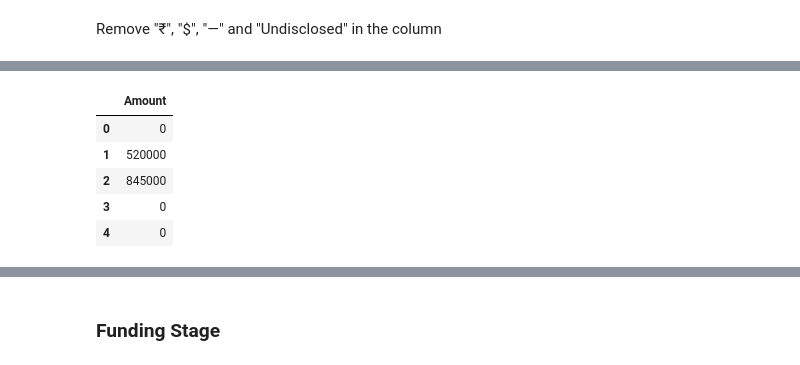
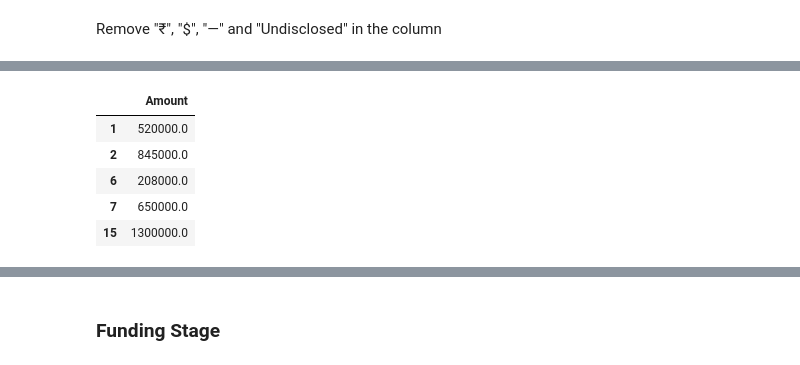
Before and after one commit to Kwamena-A-Yamoah/Indian-Start-up-Funding-Analysis, a Jupyter notebook: Notebooks/Indian_start-up_analysis.ipynb, the cells around one changed output, grey strips where cells are left out. Saved outputs shown, nothing was run; the diff lists cells and outputs as text; code cells hidden in the pictures.

```diff
--- a/Notebooks/Indian_start-up_analysis.ipynb
+++ b/Notebooks/Indian_start-up_analysis.ipynb
@@ -389,7 +447,7 @@ import re
 
 # Function to categorize the industries into major ones
 def sector_redistribution(Industry):
-    if re.search(r'bank|fintech|finance|crypto|account|credit|venture|crowd|blockchain|microfinance|lending|wealth|insurance|mutual fund|funding|invest|neo-bank|online financial service|escrow', Industry, re.IGNORECASE):
+    if re.search(r'bank|fintech|finance|mobile payments|crypto|account|credit|venture|crowd|blockchain|microfinance|lending|wealth|insurance|mutual fund|funding|invest|neo-bank|online financial service|escrow|Financial Service', Industry, re.IGNORECASE):
         return 'Finance and FinTech'
     elif re.search(r'e-?commerce|retail|marketplace|e-store|e-tail|e-tailer|consumer|durables|appliances|electronics', Industry, re.IGNORECASE):
         return 'E-Commerce and Retail'
@@ -438,4 +552,4 @@ Number of unique Industries: 108
 - Change column dtype to "Int64" and Convert rupees to dollars
 # %%
 # Extract the symbols into new column (currencies)
-df['currency'] = df.Amount.str.extract(r'([$₹])')
+df['currency'] = df.Amount.str.extract(r'([₹])')
@@ -443,5 +565,12 @@ df['currency'] = df.Amount.str.extract(r'([$₹])')
 Remove "₹", "$", "—" and "Undisclosed" in the column
 # %%
 # Remove "$", "₹", "—", "," symbols and "Undisclosed" from the 'Amount' column
-df['Amount'] = df['Amount'].str.replace('[$₹,—]', '', regex=True)
-df['Amount'] = df['Amount'].str.replace(r'Undisclosed', '', regex=False)
+df['Amount'] = df['Amount'].replace('[$₹,]', '', regex=True)
+
+# Remove empty spaces
+# df['Amount']=df['Amount'].str.strip()
+
+# Replace "—" and 'Undisclosed' with Nulls
+df['Amount'] = df['Amount'].replace(['—','Undisclosed'], np.nan)
+
+df[['Amount']].head()
@@ -450,36 +645,19 @@ Change column dtype to "Int64" and Convert rupees to dollars
 # %%
-# Convert Amount to a numeric column
-df['Amount'] = pd.to_numeric(df['Amount'])
-
-# Change the Dtype to Integer
-df['Amount'] = df['Amount'].astype('Int64')   # "Amount" is changed to Int64
-
-
             #------------Converted all rupees to dollars------------
 # Give the rate a variable
 rate = 0.013   # Average rupees to dollars exchange rate from 2018 - 2021
 
 # Filter the data for rows that contains "₹" in the "currency" column
 rupees = df[df['currency'] == "₹"]
 
 # Convert all rupees to dollars
-df['Amount']= rupees['Amount']*rate
+df.loc[rupees.index, 'Amount']= rupees['Amount']*rate
 
-# Change data type of the "Amount" column to integer
-df['Amount'] = df['Amount'].astype('Int64')
-
-# Drop the "currency" column
-df = df.drop(columns=['currency'])
-
-# Fill all null values with zeros
-df['Amount'] = df['Amount'].fillna(0) # This only works in the position
-
-
-df[['Amount']].head()
+df[df['currency']=="₹"][["Amount"]].head()
 # %% [output]
 |  | Amount |
-| 0 | 0 |
-| 1 | 520000 |
-| 2 | 845000 |
-| 3 | 0 |
-| 4 | 0 |
+| 1 | 520000.0 |
+| 2 | 845000.0 |
+| 6 | 208000.0 |
+| 7 | 650000.0 |
+| 15 | 1300000.0 |
```
Also changed, not shown: parts of 70 cells of this notebook.
